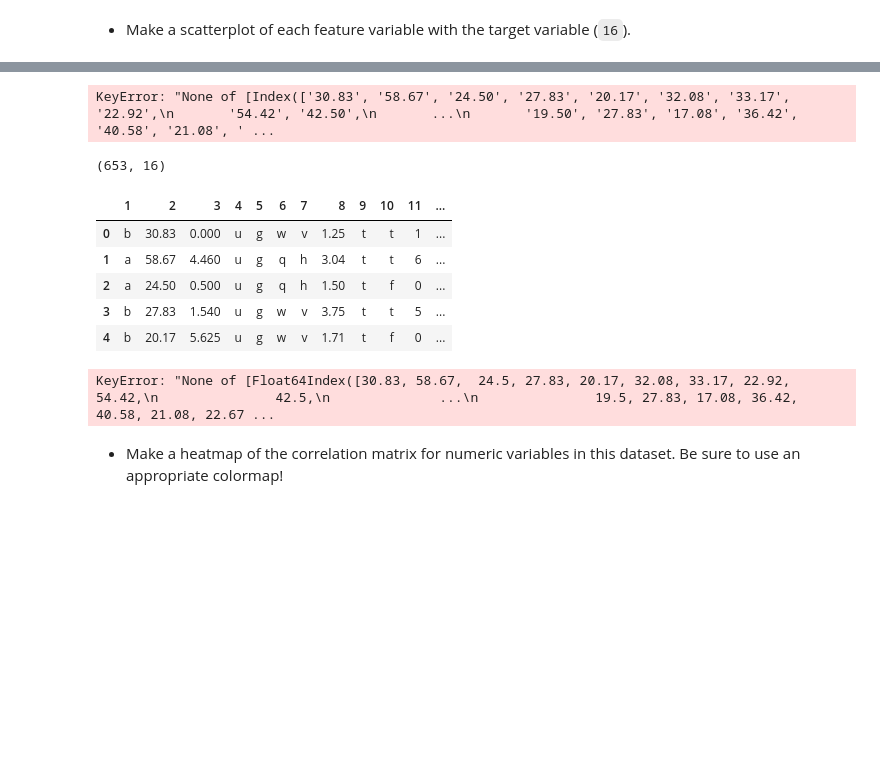
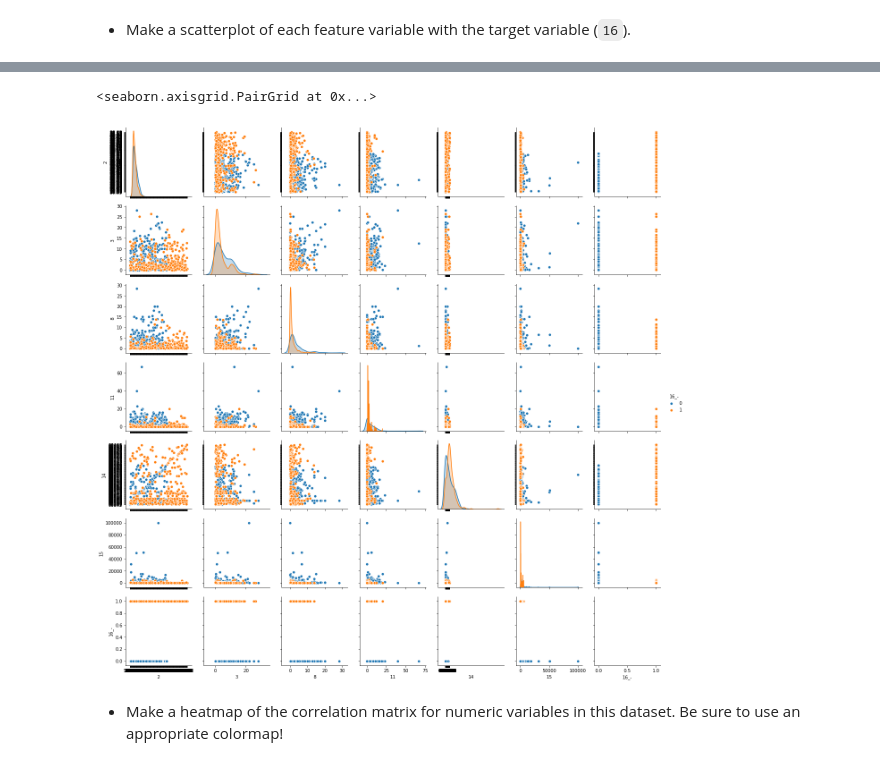
Before and after one commit to ryan-whitaker/unit-3-project, a Jupyter notebook: unit3_project.ipynb, the cells around one changed output, grey strips where cells are left out. Cells and saved outputs as stored; diff of their text form; code cells hidden in the pictures; blank space fills up the shorter version.

Commit message:
Updated script with SNS pairplot

```diff
--- a/unit3_project.ipynb
+++ b/unit3_project.ipynb
@@ -373,27 +384,8 @@ Variables 3, 8, 11, 14 and 15 all show a strong skew to the right.
-# %%
-#Still getting errors
-
-credit_drop[[2,3,8,11,14,15]].astype(float).plot(kind='scatter', x=credit_drop[2], y=credit_drop[16], figsize=(10,10))
-# %% [output]
-KeyError: "None of [Index(['30.83', '58.67', '24.50', '27.83', '20.17', '32.08', '33.17', '22.92',\n       '54.42', '42.50',\n       ...\n       '19.50', '27.83', '17.08', '36.42', '40.58', '21.08', ' ...
-# %%
-#Let's try dummy variables
-dummies = pd.get_dummies(credit_drop, columns=[16], drop_first=True)
-print(dummies.shape)
-dummies.head()
-# %% [output]
-(653, 16)
-|  | 1 | 2 | 3 | 4 | 5 | 6 | 7 | 8 | 9 | 10 | 11 | ... |
-| 0 | b | 30.83 | 0.000 | u | g | w | v | 1.25 | t | t | 1 | ... |
-| 1 | a | 58.67 | 4.460 | u | g | q | h | 3.04 | t | t | 6 | ... |
-| 2 | a | 24.50 | 0.500 | u | g | q | h | 1.50 | t | f | 0 | ... |
-| 3 | b | 27.83 | 1.540 | u | g | w | v | 3.75 | t | t | 5 | ... |
-| 4 | b | 20.17 | 5.625 | u | g | w | v | 1.71 | t | f | 0 | ... |
-# %%
-#Still more errors.
-dummies.plot(kind='scatter', x=credit_drop[2].astype('float'), y='16_-')
-# %% [output]
-KeyError: "None of [Float64Index([30.83, 58.67,  24.5, 27.83, 20.17, 32.08, 33.17, 22.92, 54.42,\n               42.5,\n              ...\n               19.5, 27.83, 17.08, 36.42, 40.58, 21.08, 22.67 ...
+# %%
+sns.pairplot(dummies, hue = '16_-')
+# %% [output]
+<seaborn.axisgrid.PairGrid at 0x...>
+[figure, added]
 # %% [markdown]
 - Make a heatmap of the correlation matrix for numeric variables in this dataset. Be sure to use an appropriate colormap!
 # %%
```
Also changed, not shown: parts of 1 cell of this notebook.
